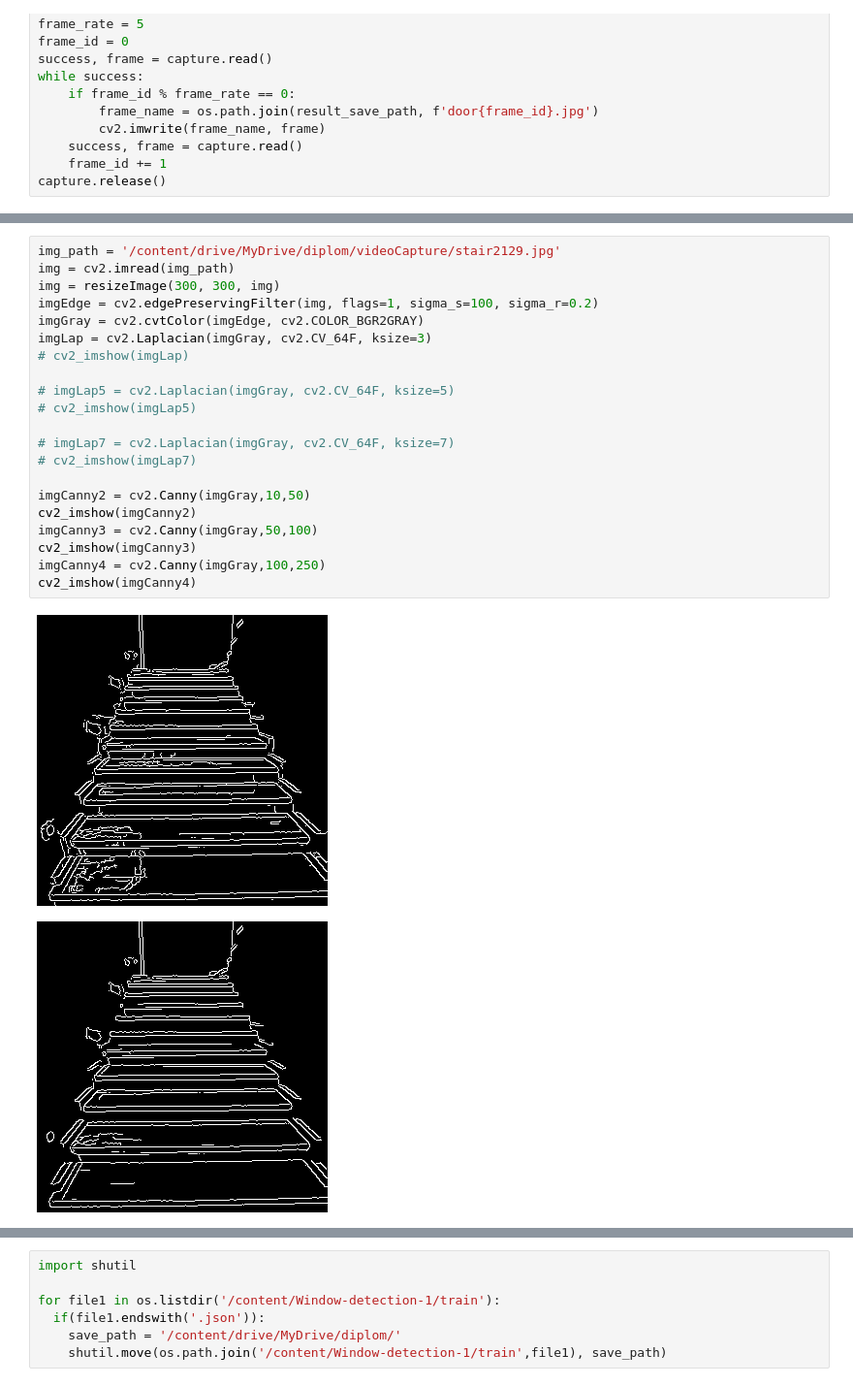
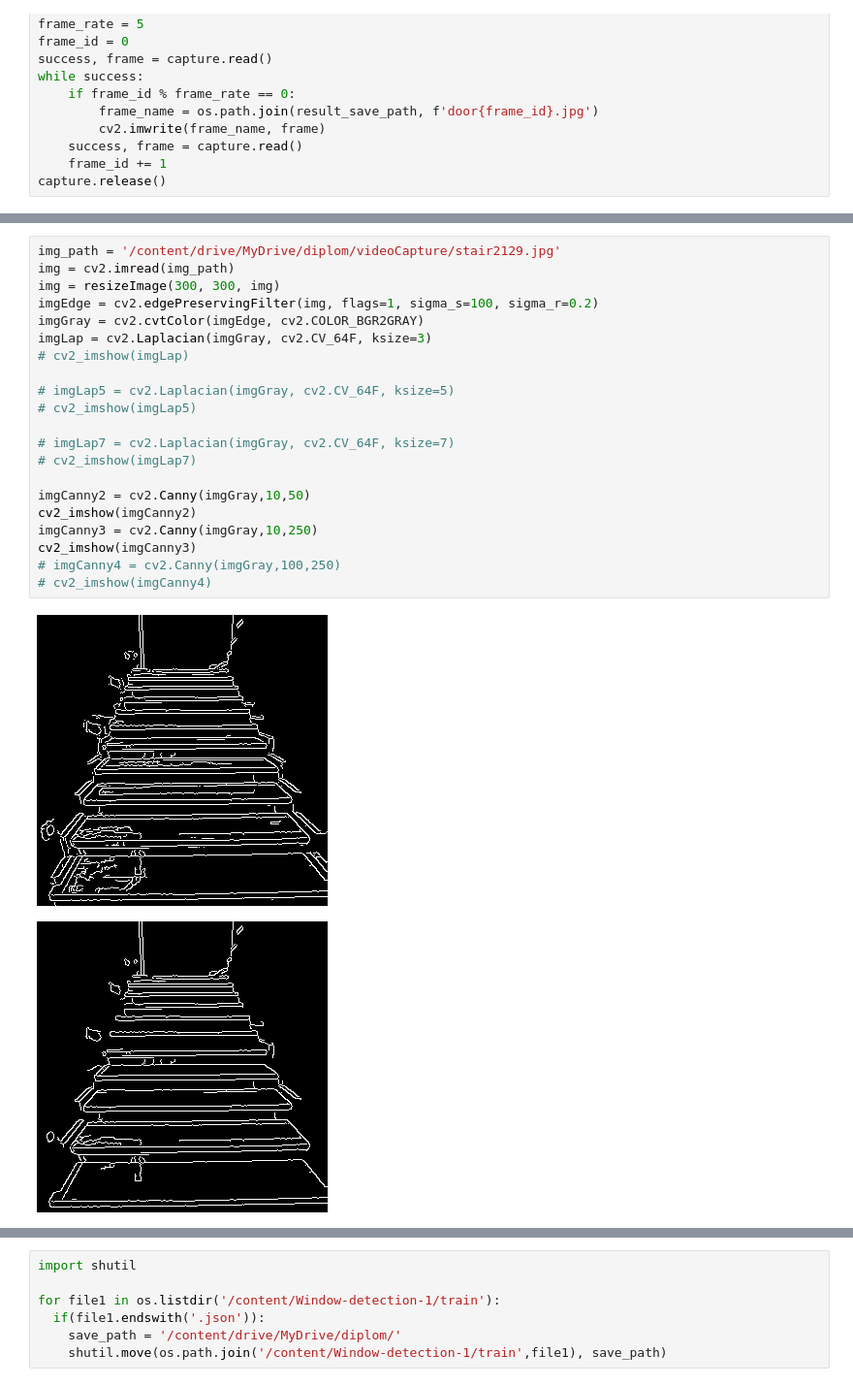
Before and after one commit to s4kh4rov/BMIL, a Jupyter notebook: magdiplom.ipynb, the cells around one changed output, grey strips where cells are left out. Shown at 97% size. Cells and saved outputs as stored; diff of their text form.

```diff
--- a/magdiplom.ipynb
+++ b/magdiplom.ipynb
@@ -31,24 +45,24 @@ capture.release()
 # %%
 img_path = '/content/drive/MyDrive/diplom/videoCapture/stair2129.jpg'
 img = cv2.imread(img_path)
 img = resizeImage(300, 300, img)
 imgEdge = cv2.edgePreservingFilter(img, flags=1, sigma_s=100, sigma_r=0.2)
 imgGray = cv2.cvtColor(imgEdge, cv2.COLOR_BGR2GRAY)
 imgLap = cv2.Laplacian(imgGray, cv2.CV_64F, ksize=3)
 # cv2_imshow(imgLap)
 
 # imgLap5 = cv2.Laplacian(imgGray, cv2.CV_64F, ksize=5)
 # cv2_imshow(imgLap5)
 
 # imgLap7 = cv2.Laplacian(imgGray, cv2.CV_64F, ksize=7)
 # cv2_imshow(imgLap7)
 
 imgCanny2 = cv2.Canny(imgGray,10,50)
 cv2_imshow(imgCanny2)
-imgCanny3 = cv2.Canny(imgGray,50,100)
+imgCanny3 = cv2.Canny(imgGray,10,250)
 cv2_imshow(imgCanny3)
-imgCanny4 = cv2.Canny(imgGray,100,250)
-cv2_imshow(imgCanny4)
+# imgCanny4 = cv2.Canny(imgGray,100,250)
+# cv2_imshow(imgCanny4)
 # %% [output]
 [figure]
-[figure, old version]
+[figure, new version]
```
Also changed, not shown: parts of 26 cells of this notebook.
